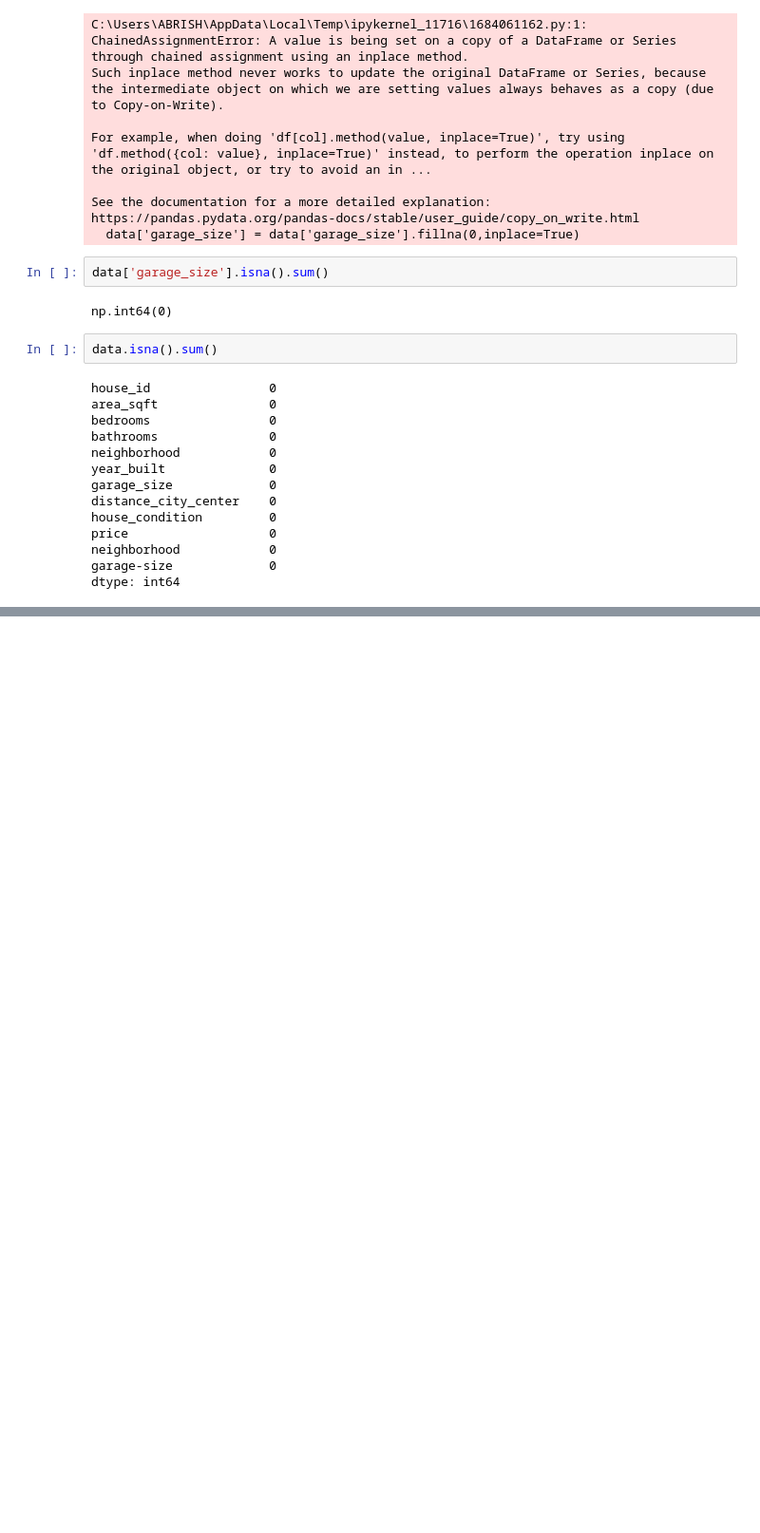
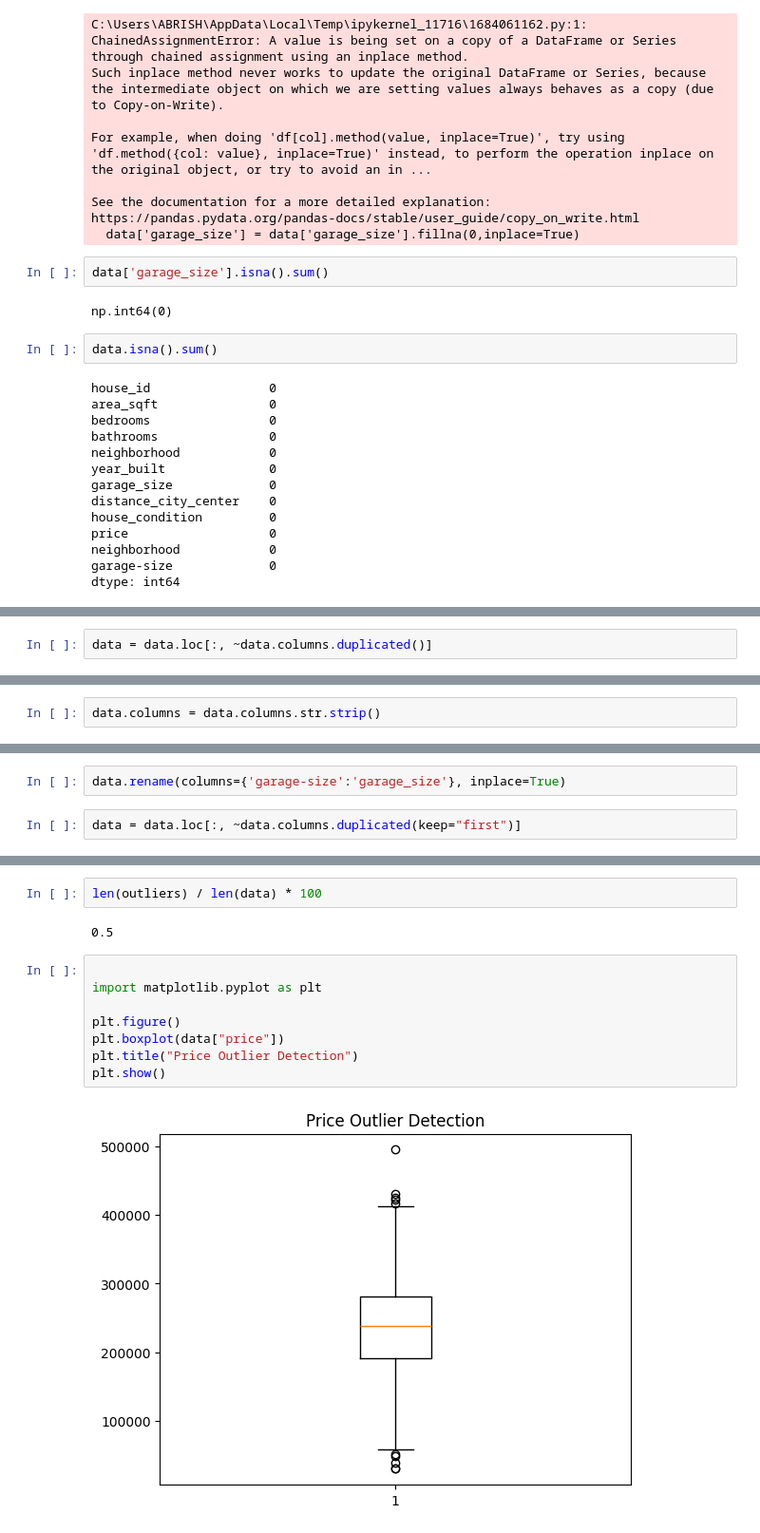
Before and after one commit to Abricos-gt/-End-to-End-House-Price-Analysis-and-Prediction, a Jupyter notebook: house-price-analysis.ipynb, the cells around one changed output, grey strips where cells are left out. Shown at 95% size. Saved outputs shown, nothing was run; the diff lists cells and outputs as text; blank space fills up the shorter version.

```diff
--- a/house-price-analysis.ipynb
+++ b/house-price-analysis.ipynb
@@ -286,0 +333,2 @@ dtype: int64
+# %%
+data = data.loc[:, ~data.columns.duplicated()]
@@ -286,0 +368,2 @@ dtype: int64
+# %%
+data.columns = data.columns.str.strip()
@@ -286,0 +389,4 @@ dtype: int64
+# %%
+data.rename(columns={'garage-size':'garage_size'}, inplace=True)
+# %%
+data = data.loc[:, ~data.columns.duplicated(keep="first")]
@@ -286,0 +439,14 @@ dtype: int64
+# %%
+len(outliers) / len(data) * 100
+# %% [output]
+0.5
+# %%
+
+import matplotlib.pyplot as plt
+
+plt.figure()
+plt.boxplot(data["price"])
+plt.title("Price Outlier Detection")
+plt.show()
+# %% [output]
+[figure, added]
```
Also changed, not shown: parts of 24 cells of this notebook.
